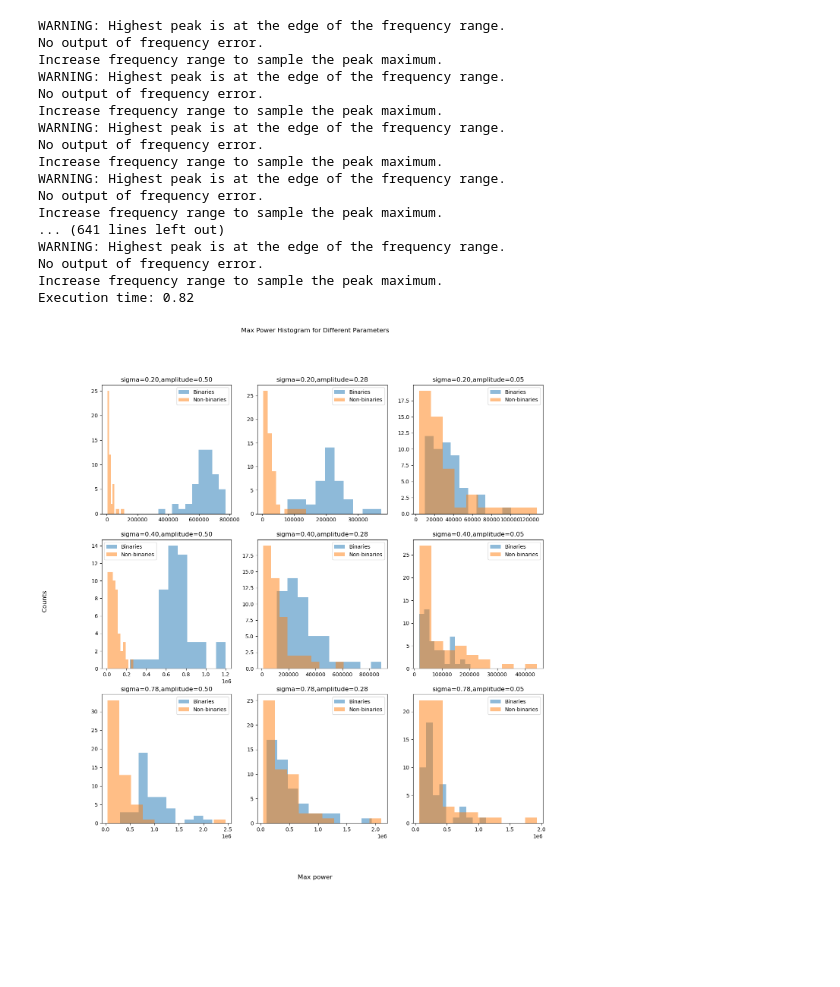
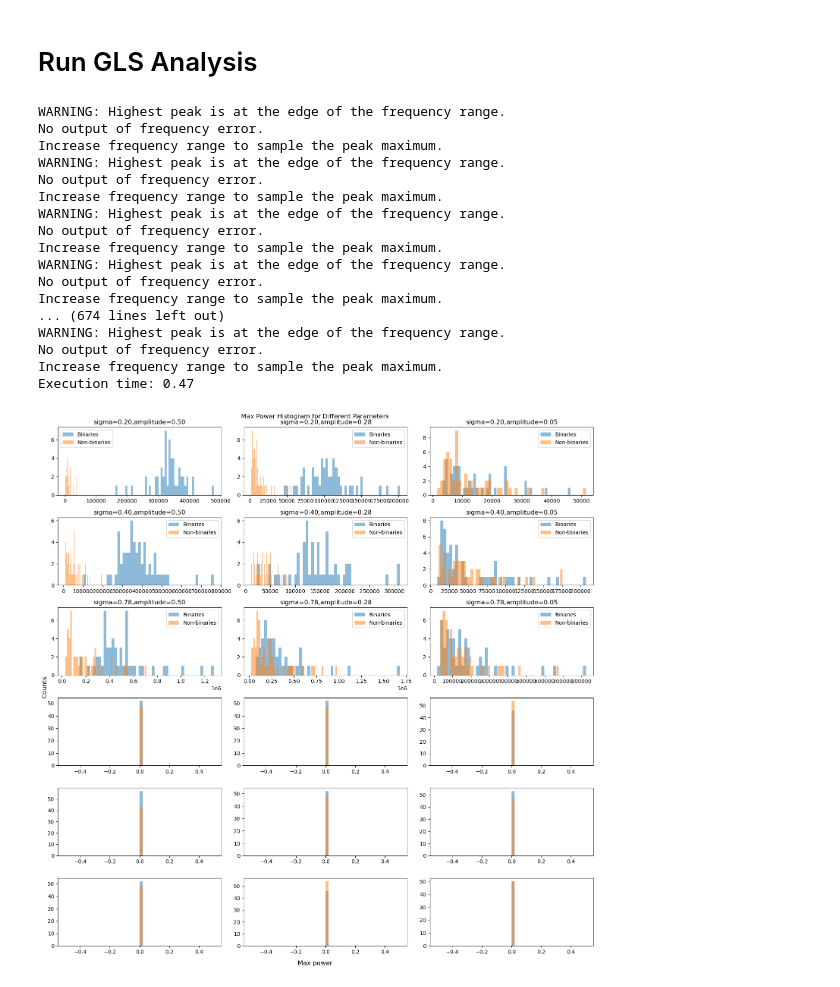
Before and after one commit to skp80286/smbhb_detection, a Jupyter notebook: analysisrunner.ipynb, the cells around one changed output. Saved outputs shown, nothing was run; the diff lists cells and outputs as text; code cells hidden in the pictures; blank space fills up the shorter version.

```diff
--- a/analysisrunner.ipynb
+++ b/analysisrunner.ipynb
@@ -71,10 +1,15 @@ class AnalysisRunner:
+# %% [markdown]
+# Run GLS Analysis
 # %%
 import matplotlib.pyplot as plt
+import glsanalysisrunner as glsar
+import numpy as np
+import pandas as pd
 
-params = AnalysisParams()
+params = glsar.GlsAnalysisParams()
 sigmas = [np.exp(-1.6), np.exp((-1.6-0.25)/2), np.exp(-0.25)]
 amplitudes = [0.5, 0.55/2, 0.05]
-fig, axs = plt.subplots(3,3)
+fig, axs = plt.subplots(2*len(sigmas),len(amplitudes))
 fig.suptitle('Max Power Histogram for Different Parameters')
 fig.set_figheight(15)
 fig.set_figwidth(15)
@@ -82,37 +17,42 @@ for i in range(len(sigmas)):
     for j in range(len(amplitudes)):
         params.sigma = sigmas[i]
         params.amplitude = amplitudes[j]
-        results = AnalysisRunner().run(params=params, num_iterations=100)
+        params.package_to_use = 'pyastronomy' #  pyastronomy scipy astroPy
+        #params.phase = 2
+        results = glsar.GlsAnalysisRunner().run(params=params, num_iterations=100)
         df = pd.DataFrame(results, columns=["is_binary", "period", 'detected_period', 'period_error', 'max_power', 'max_fap_adj', 'num_peaks'])
 
         axs[i, j].set_title(params)
-        axs[i, j].hist(df.loc[df["is_binary"] == True, "max_power"], label='Binaries', alpha = 0.5)
-        axs[i, j].hist(df.loc[df["is_binary"] == False, "max_power"], label='Non-binaries', alpha = 0.5)
+        axs[i, j].hist(df.loc[df["is_binary"] == True, "max_power"], bins=50, label='Binaries', alpha = 0.5)
+        axs[i, j].hist(df.loc[df["is_binary"] == False, "max_power"], bins=50, label='Non-binaries', alpha = 0.5)
+        axs[i+3, j].hist(df.loc[df["is_binary"] == True, "max_fap_adj"], bins=50, label='Binaries', alpha = 0.5)
+        axs[i+3, j].hist(df.loc[df["is_binary"] == False, "max_fap_adj"], bins=50, label='Non-binaries', alpha = 0.5)
+
         axs[i, j].legend()
 
 #axs[0, 0].legend(loc="upper right")
 fig.supxlabel('Max power')
 fig.supylabel('Counts')
 
-#fig.tight_layout()
+fig.tight_layout()
 fig.savefig('output/max_power_analysis.png')
 plt.show()
 # %% [output]
 WARNING: Highest peak is at the edge of the frequency range.
 No output of frequency error.
 Increase frequency range to sample the peak maximum.
 WARNING: Highest peak is at the edge of the frequency range.
 No output of frequency error.
 Increase frequency range to sample the peak maximum.
 WARNING: Highest peak is at the edge of the frequency range.
 No output of frequency error.
 Increase frequency range to sample the peak maximum.
 WARNING: Highest peak is at the edge of the frequency range.
 No output of frequency error.
 Increase frequency range to sample the peak maximum.
-... (641 lines left out)
+... (674 lines left out)
 WARNING: Highest peak is at the edge of the frequency range.
 No output of frequency error.
 Increase frequency range to sample the peak maximum.
-Execution time: 0.82
+Execution time: 0.47
-[figure, old version]
+[figure, new version]
```
Also changed, not shown: parts of 3 cells of this notebook, 2 other files.
